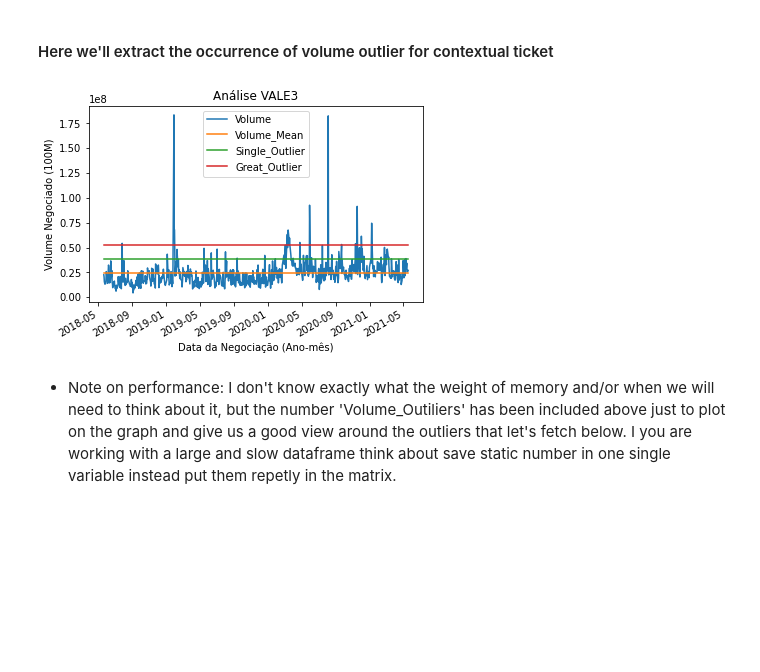
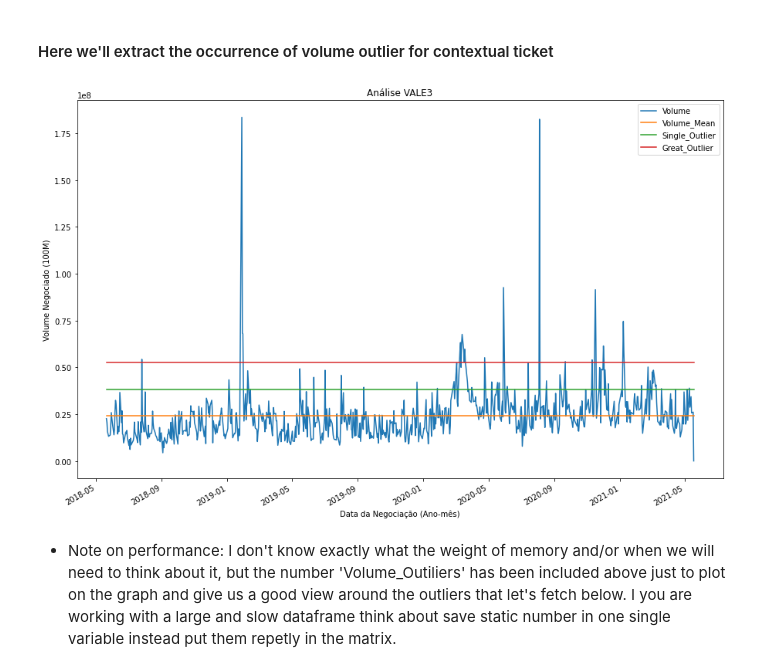
Before and after one commit to xslyr/DataScience_Examples, a Jupyter notebook: Mineral Market Between Some Years.ipynb, the cells around one changed output. Cells and saved outputs as stored; diff of their text form; code cells hidden in the pictures; blank space fills up the shorter version.

```diff
--- a/Mineral Market Between Some Years.ipynb
+++ b/Mineral Market Between Some Years.ipynb
@@ -82,21 +82,21 @@ plt.show()
 # %%
 contextual_ticket = 'VALE3'
 #loading stock data only for best player market
 ticket_data = pdr.DataReader(contextual_ticket+'.SA',data_source='yahoo',start=ini_date,end=end_date)
 
 # including our outlier line defined as the volume mean plus his standard deviation
 ticket_data['Volume_Mean'] = ticket_data['Volume'].mean()
 ticket_data['Single_Outlier'] = ticket_data['Volume'].mean()+ticket_data['Volume'].std()
 ticket_data['Great_Outlier'] = ticket_data['Volume'].mean()+ticket_data['Volume'].std()*2
 
 # ploting graph with labels
-graph = ticket_data[['Volume','Volume_Mean','Single_Outlier','Great_Outlier']].plot()
+graph = ticket_data[['Volume','Volume_Mean','Single_Outlier','Great_Outlier']].plot(figsize=(15,10))
 graph.set_xlabel('Data da Negociação (Ano-mês)')
 graph.set_ylabel('Volume Negociado (100M)')
 graph.set_title('Análise '+contextual_ticket)
 plt.show()
 # %% [output]
-[figure, old version]
+[figure, new version]
 # %% [markdown]
 * Note on performance: I don't know exactly what the weight of memory and/or when we will need to think about it, but the number 'Volume_Outiliers' has been included above just to plot on the graph and give us a good view around the outliers that let's fetch below. I you are working with a large and slow dataframe think about save static number in one single variable instead put them repetly in the matrix.
 # %%
```
Also changed, not shown: parts of 6 cells of this notebook.
